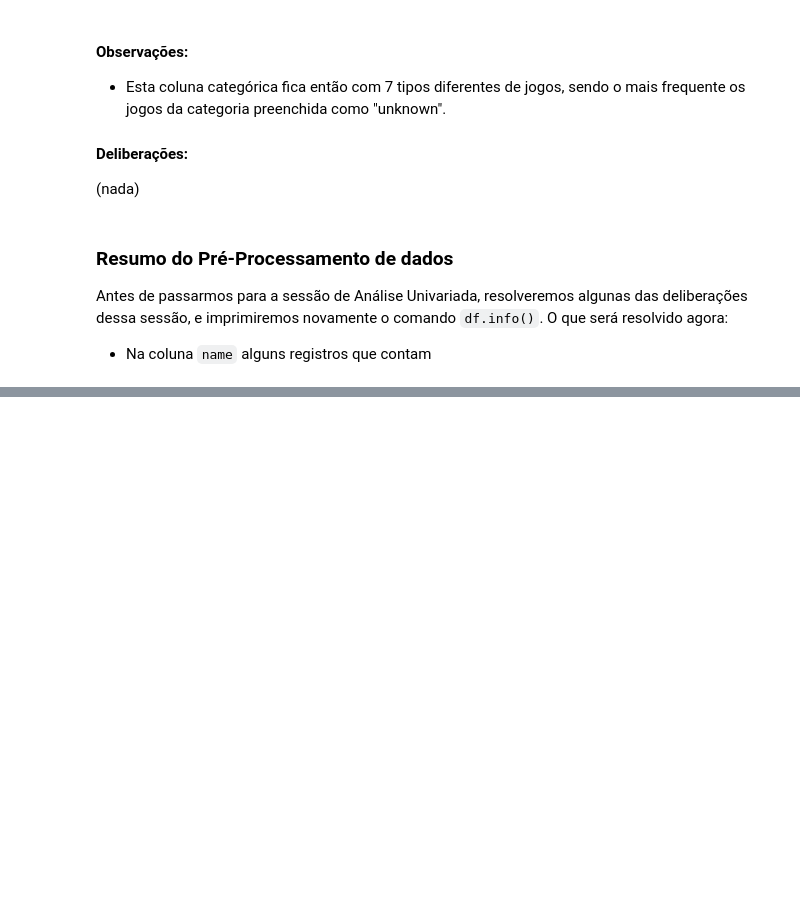
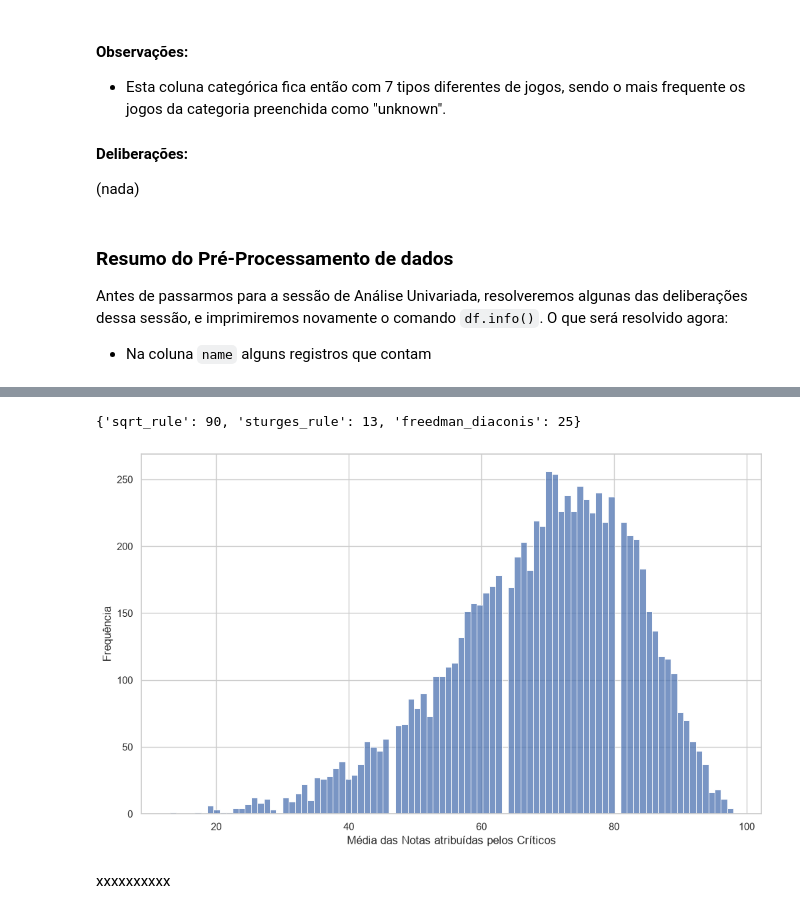
Before and after one commit to JLMB2015/games-analysis, a Jupyter notebook: project.ipynb, the cells around one changed output, grey strips where cells are left out. Cells and saved outputs as stored; diff of their text form; code cells hidden in the pictures; blank space fills up the shorter version.

```diff
--- a/project.ipynb
+++ b/project.ipynb
@@ -983,0 +1006,11 @@ df.info()
+# %%
+# Criando coluna com total de vendas
+df["total_sales"] = df.apply(func=get_total_sales, axis=1)
+
+# Criando coluna com média de vendas
+df["mean_score"] = df.apply(func=mean_score, axis=1)
+# %%
+# Reordenando as colunas
+df = df[['name','platform','year_of_release','genre','total_sales','na_sales','eu_sales','jp_sales','other_sales','critic_score','user_score','mean_score','rating']]
+
+df.head()
@@ -983,0 +1366,13 @@ df.info()
+# %%
+#Máscara de verificação
+filled_critic = df['critic_score'] != 68.97
+critic_score_dist = df[filled_critic]["critic_score"].reset_index() #DataFrame Object
+bins = calcular_bins(critic_score_dist) # Usaremos sqrt_rule
+
+critic_score_hist = sns.histplot(data=critic_score_dist,bins=bins["sqrt_rule"], x="critic_score")
+plt.xlabel(xlabel="Média das Notas atribuídas pelos Críticos")
+plt.ylabel(ylabel="Frequência")
+plt.show(critic_score_hist)
+# %% [output]
+{'sqrt_rule': 90, 'sturges_rule': 13, 'freedman_diaconis': 25}
+[figure, added]
@@ -983,0 +1410,2 @@ df.info()
+# %% [markdown]
+xxxxxxxxxx
```
Also changed, not shown: parts of 54 cells of this notebook.
